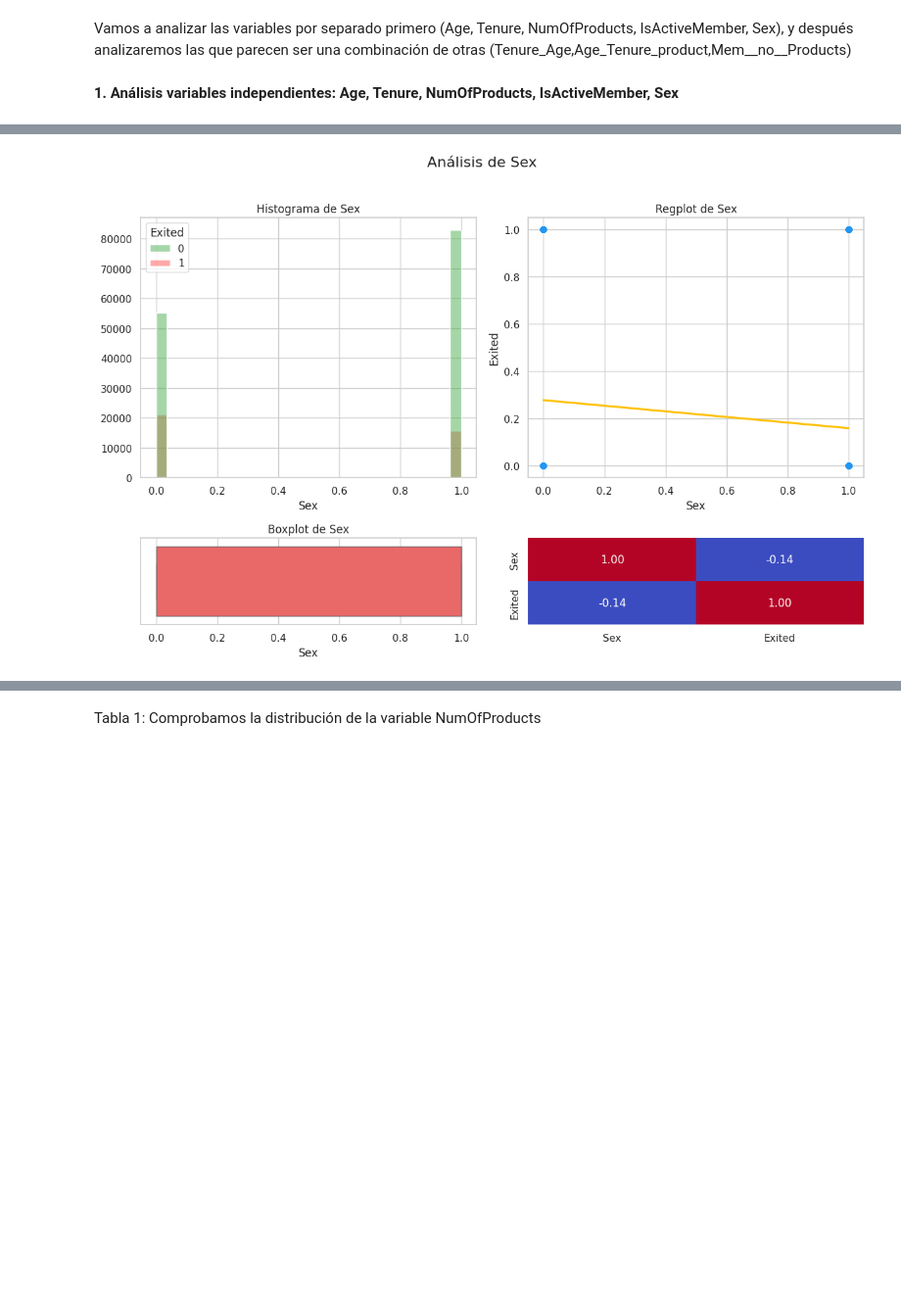
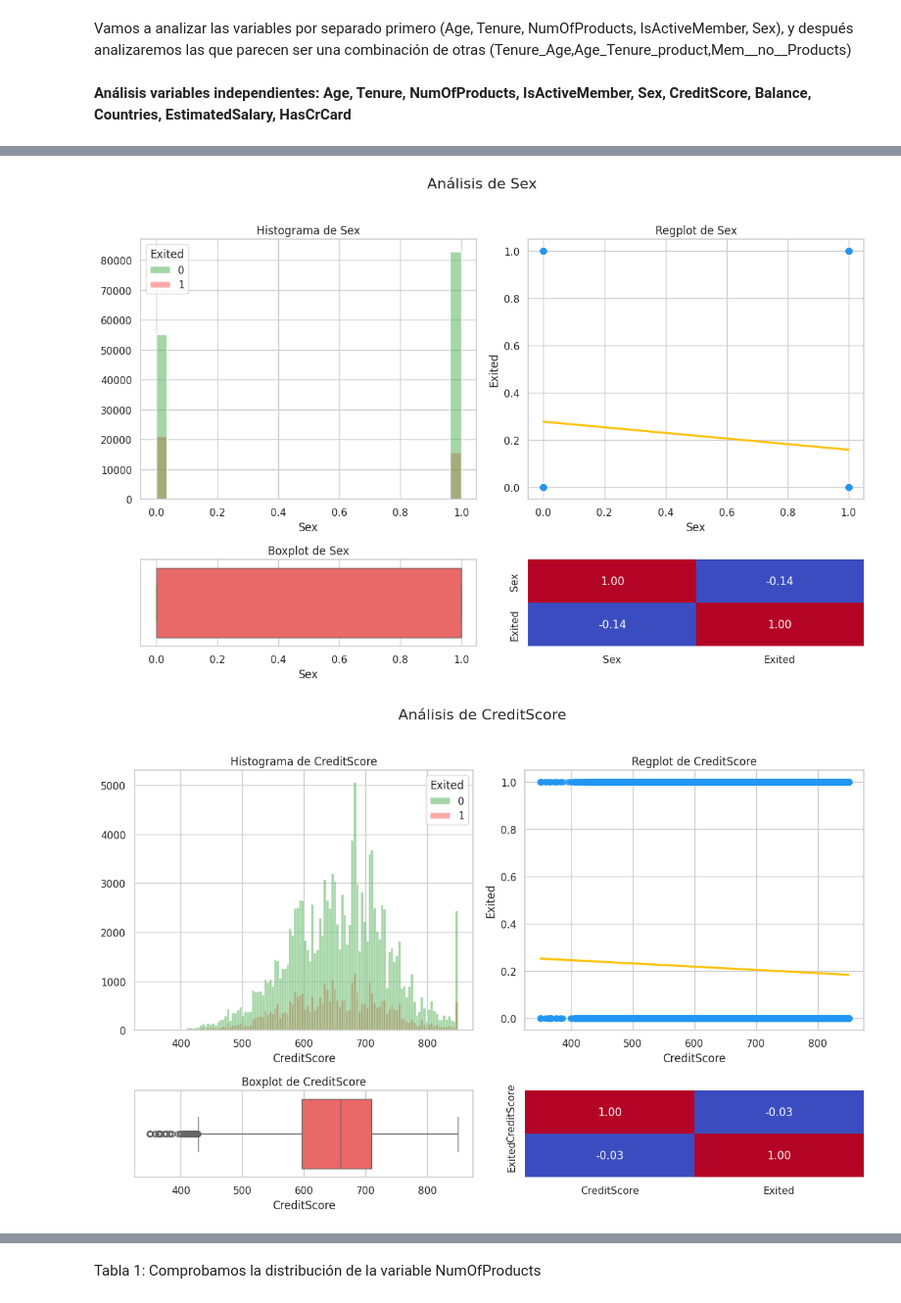
Before and after one commit to 4GeeksAcademy/Proyecto-Bank-Churn-Eli-Isa, a Jupyter notebook: src/ParteEDA (1).ipynb, the cells around one changed output, grey strips where cells are left out. Shown at 98% size. Drawn from its saved outputs; the diff is of its cells as text; code cells hidden in the pictures; blank space fills up the shorter version.

```diff
--- a/src/ParteEDA (1).ipynb
+++ b/src/ParteEDA (1).ipynb
@@ -293,45 +293,48 @@ data_clean.head()
 # %% [markdown]
 Vamos a analizar las variables por separado primero (Age, Tenure, NumOfProducts, IsActiveMember, Sex), y después analizaremos las que parecen ser una combinación de otras (Tenure_Age,Age_Tenure_product,Mem__no__Products)
 # %% [markdown]
-**1. Análisis variables independientes: Age, Tenure, NumOfProducts, IsActiveMember, Sex**
+**Análisis variables independientes: Age, Tenure, NumOfProducts, IsActiveMember, Sex, CreditScore, Balance, Countries, EstimatedSalary, HasCrCard**
 # %%
 # HISTOGRAMAS, DIAGRAMA DE CAJAS Y MAPA DE CALOR DE CORRELACIÓN
 
-# Establecer el estilo de Seaborn
-sns.set(style="whitegrid", palette="pastel")
+sns.set_theme(style="whitegrid", palette="pastel")
 
-vars = ["Age", "Tenure", "NumOfProducts", "IsActiveMember", "Sex"]
+vars = ["Age", "Tenure", "NumOfProducts", "IsActiveMember", "Sex","CreditScore","Balance","Countries","EstimatedSalary","HasCrCard"]
+
+data_clean_=data_clean.apply(pd.to_numeric, errors='coerce')
+
 
 for var in vars:
     # Crear subgráficos
     fig, axis = plt.subplots(2, 2, figsize=(12, 8), gridspec_kw={'height_ratios': [3, 1]})
 
     # Configurar el título principal
     plt.suptitle(f"Análisis de {var}", fontsize=16)
 
     # Histograma
-    sns.histplot(ax=axis[0, 0], data=data_clean, x=var, hue="Exited", palette=["#4CAF50", "#FF5252"]).set(ylabel=None)
+    sns.histplot(ax=axis[0, 0], data=data_clean_, x=var, hue="Exited", palette=["#4CAF50", "#FF5252"]).set(ylabel=None)
     axis[0, 0].set_title(f"Histograma de {var}")
 
     # Regplot
-    sns.regplot(data=data_clean, x=var, y="Exited", ax=axis[0, 1], scatter_kws={"color": "#2196F3"}, line_kws={"color": "#FFC107"})
+    sns.regplot(data=data_clean_, x=var, y="Exited", ax=axis[0, 1], scatter_kws={"color": "#2196F3"}, line_kws={"color": "#FFC107"})
     axis[0, 1].set_title(f"Regplot de {var}")
 
     # Boxplot
-    sns.boxplot(ax=axis[1, 0], data=data_clean, x=var, palette=["#FF5252"])
+    sns.boxplot(ax=axis[1, 0], data=data_clean_, x=var, palette=["#FF5252"])
     axis[1, 0].set_title(f"Boxplot de {var}")
 
     # Mapa de calor de correlación
-    sns.heatmap(data_clean[[var, "Exited"]].corr(), annot=True, fmt=".2f", cbar=False, ax=axis[1, 1], cmap="coolwarm")
+    sns.heatmap(data_clean_[[var, "Exited"]].corr(), annot=True, fmt=".2f", cbar=False, ax=axis[1, 1], cmap="coolwarm")
 
     # Ajustar diseño
     plt.tight_layout(rect=[0, 0, 1, 0.96])
 
     # Mostrar gráfico
     plt.show()
 # %% [output]
 [figure]
 [figure]
 [figure]
 [figure]
 [figure]
+[figure, added]
```
Also changed, not shown: parts of 66 cells of this notebook, 3 other files.
